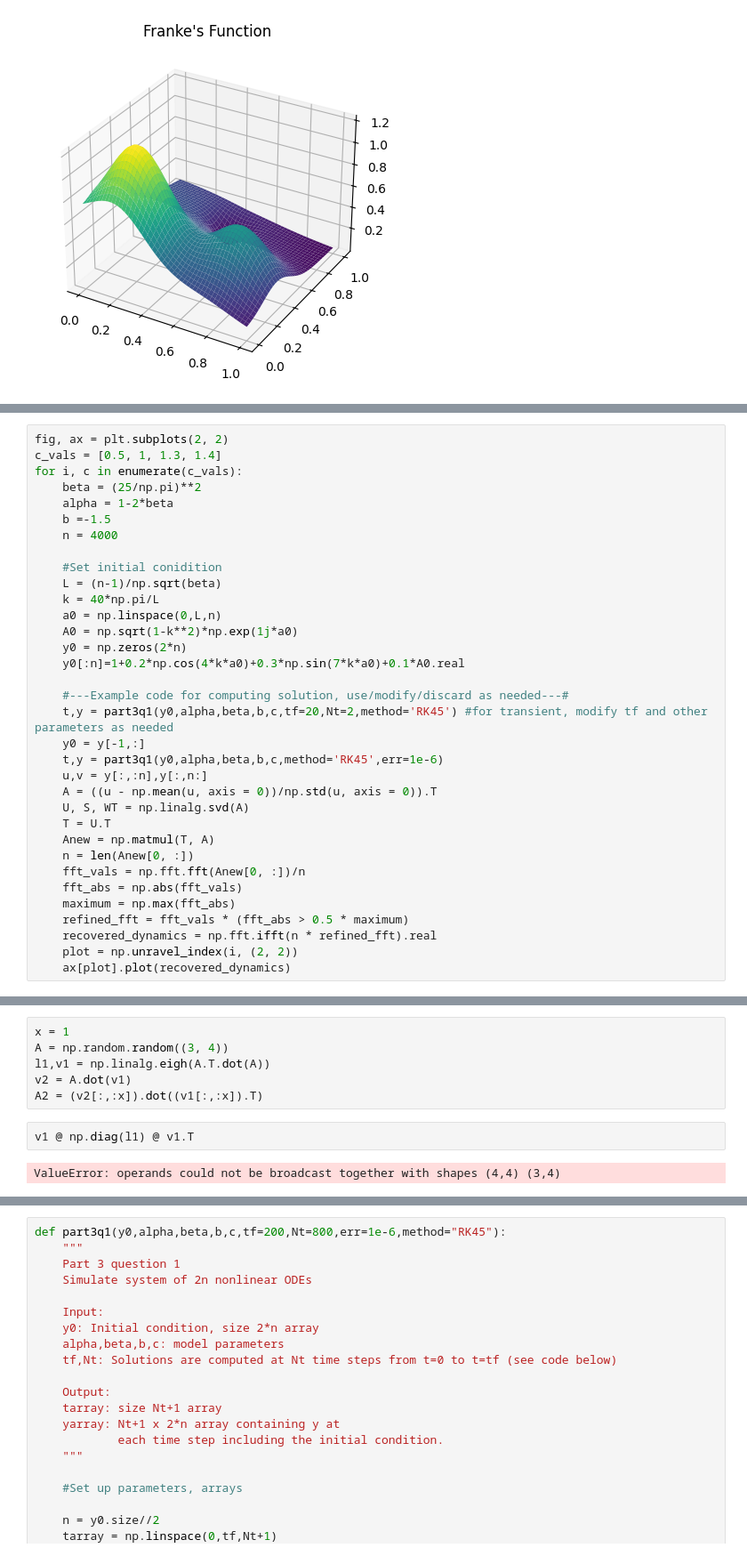
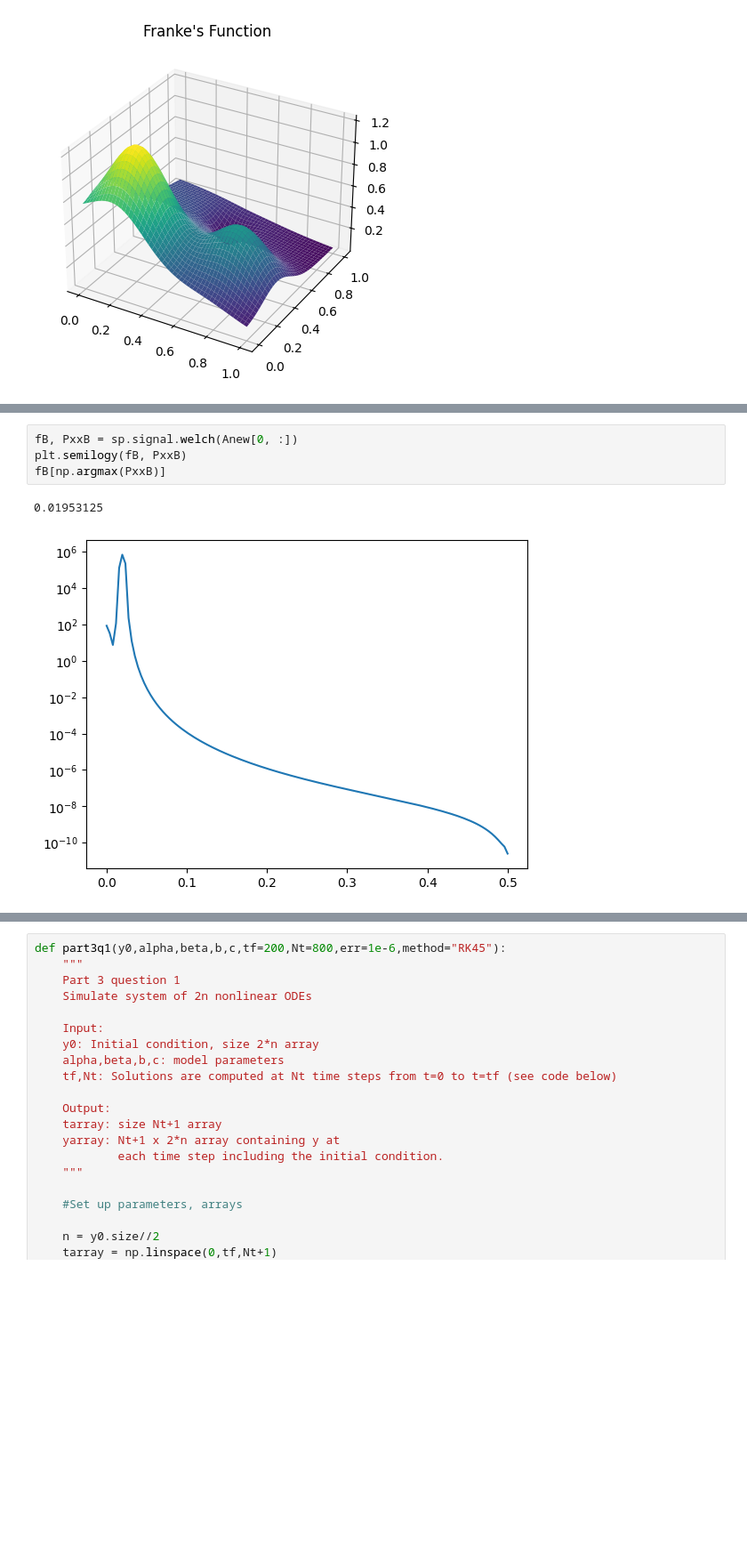
Before and after one commit to callieham/Year-3, a Jupyter notebook: Scientific Computing/project_3_testing.ipynb, the cells around one changed output, grey strips where cells are left out. Shown at 89% size. Saved outputs shown, nothing was run; the diff lists cells and outputs as text; blank space fills up the shorter version.

```diff
--- a/Scientific Computing/project_3_testing.ipynb
+++ b/Scientific Computing/project_3_testing.ipynb
@@ -453,34 +505,0 @@ array([0.82871188, 0.85175721, 2.07919141, 2.51045434])
-# %%
-fig, ax = plt.subplots(2, 2)
-c_vals = [0.5, 1, 1.3, 1.4]
-for i, c in enumerate(c_vals):
-    beta = (25/np.pi)**2
-    alpha = 1-2*beta
-    b =-1.5
-    n = 4000
-
-    #Set initial conidition
-    L = (n-1)/np.sqrt(beta)
-    k = 40*np.pi/L
-    a0 = np.linspace(0,L,n)
-    A0 = np.sqrt(1-k**2)*np.exp(1j*a0)
-    y0 = np.zeros(2*n)
-    y0[:n]=1+0.2*np.cos(4*k*a0)+0.3*np.sin(7*k*a0)+0.1*A0.real
-
-    #---Example code for computing solution, use/modify/discard as needed---#
-    t,y = part3q1(y0,alpha,beta,b,c,tf=20,Nt=2,method='RK45') #for transient, modify tf and other parameters as needed
-    y0 = y[-1,:]
-    t,y = part3q1(y0,alpha,beta,b,c,method='RK45',err=1e-6)
-    u,v = y[:,:n],y[:,n:]
-    A = ((u - np.mean(u, axis = 0))/np.std(u, axis = 0)).T
-    U, S, WT = np.linalg.svd(A)
-    T = U.T
-    Anew = np.matmul(T, A)
-    n = len(Anew[0, :])
-    fft_vals = np.fft.fft(Anew[0, :])/n
-    fft_abs = np.abs(fft_vals)
-    maximum = np.max(fft_abs)
-    refined_fft = fft_vals * (fft_abs > 0.5 * maximum)
-    recovered_dynamics = np.fft.ifft(n * refined_fft).real
-    plot = np.unravel_index(i, (2, 2))
-    ax[plot].plot(recovered_dynamics)
@@ -520,10 +506,7 @@ array([0., 0.])
-# %%
-x = 1
-A = np.random.random((3, 4))
-l1,v1 = np.linalg.eigh(A.T.dot(A))
-v2 = A.dot(v1)
-A2 = (v2[:,:x]).dot((v1[:,:x]).T)
-# %%
-v1 @ np.diag(l1) @ v1.T
-# %% [output]
-ValueError: operands could not be broadcast together with shapes (4,4) (3,4)
+# %%
+fB, PxxB = sp.signal.welch(Anew[0, :])
+plt.semilogy(fB, PxxB)
+fB[np.argmax(PxxB)]
+# %% [output]
+0.01953125
+[figure, added]
```
Also changed, not shown: parts of 11 cells of this notebook.
